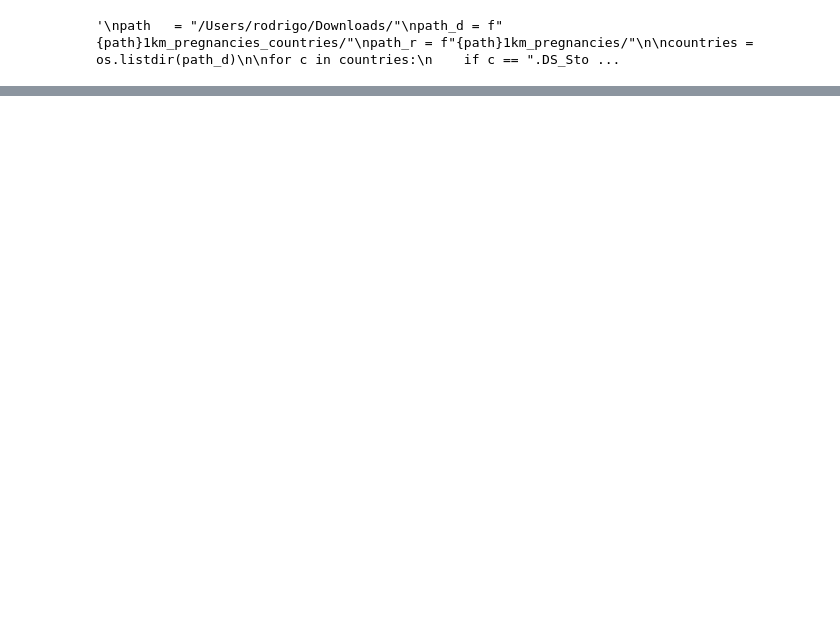
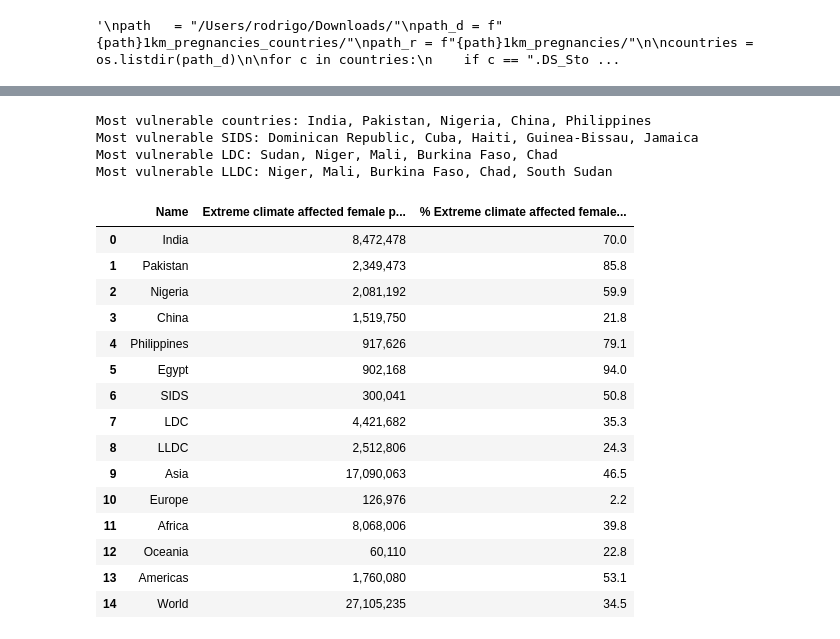
Before and after one commit to rodrigoms95/UNESCO_climate, a Jupyter notebook: code/impact_women.ipynb, the cells around one changed output, grey strips where cells are left out. Cells and saved outputs as stored; diff of their text form; code cells hidden in the pictures; blank space fills up the shorter version.

```diff
--- a/code/impact_women.ipynb
+++ b/code/impact_women.ipynb
@@ -502,0 +426,25 @@ df_iso.loc[ df_iso[name_tp] >= 100, ["name", name_t, name_tp] + name_c
+# %%
+disp = display(df, name_g[0][i], var_i = [ perc_g[0][i] ], p = False,
+    type = "index", add = [True, False ], format = ["{:,.0f}", "{:,.1f}"])
+disp
+# %% [output]
+Most vulnerable countries: India, Pakistan, Nigeria, China, Philippines
+Most vulnerable SIDS: Dominican Republic, Cuba, Haiti, Guinea-Bissau, Jamaica
+Most vulnerable LDC: Sudan, Niger, Mali, Burkina Faso, Chad
+Most vulnerable LLDC: Niger, Mali, Burkina Faso, Chad, South Sudan
+|  | Name | Extreme climate affected female p... | % Extreme climate affected female... |
+| 0 | India | 8,472,478 | 70.0 |
+| 1 | Pakistan | 2,349,473 | 85.8 |
+| 2 | Nigeria | 2,081,192 | 59.9 |
+| 3 | China | 1,519,750 | 21.8 |
+| 4 | Philippines | 917,626 | 79.1 |
+| 5 | Egypt | 902,168 | 94.0 |
+| 6 | SIDS | 300,041 | 50.8 |
+| 7 | LDC | 4,421,682 | 35.3 |
+| 8 | LLDC | 2,512,806 | 24.3 |
+| 9 | Asia | 17,090,063 | 46.5 |
+| 10 | Europe | 126,976 | 2.2 |
+| 11 | Africa | 8,068,006 | 39.8 |
+| 12 | Oceania | 60,110 | 22.8 |
+| 13 | Americas | 1,760,080 | 53.1 |
+| 14 | World | 27,105,235 | 34.5 |
```
Also changed, not shown: parts of 20 cells of this notebook, 1 other file.
